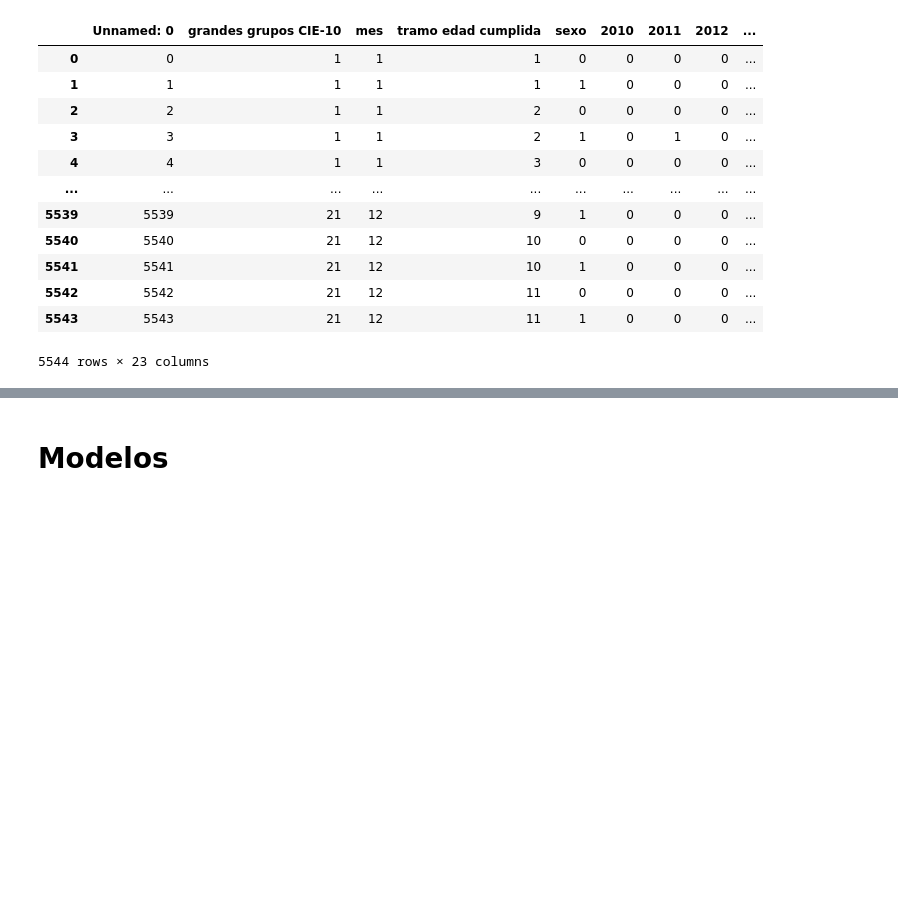
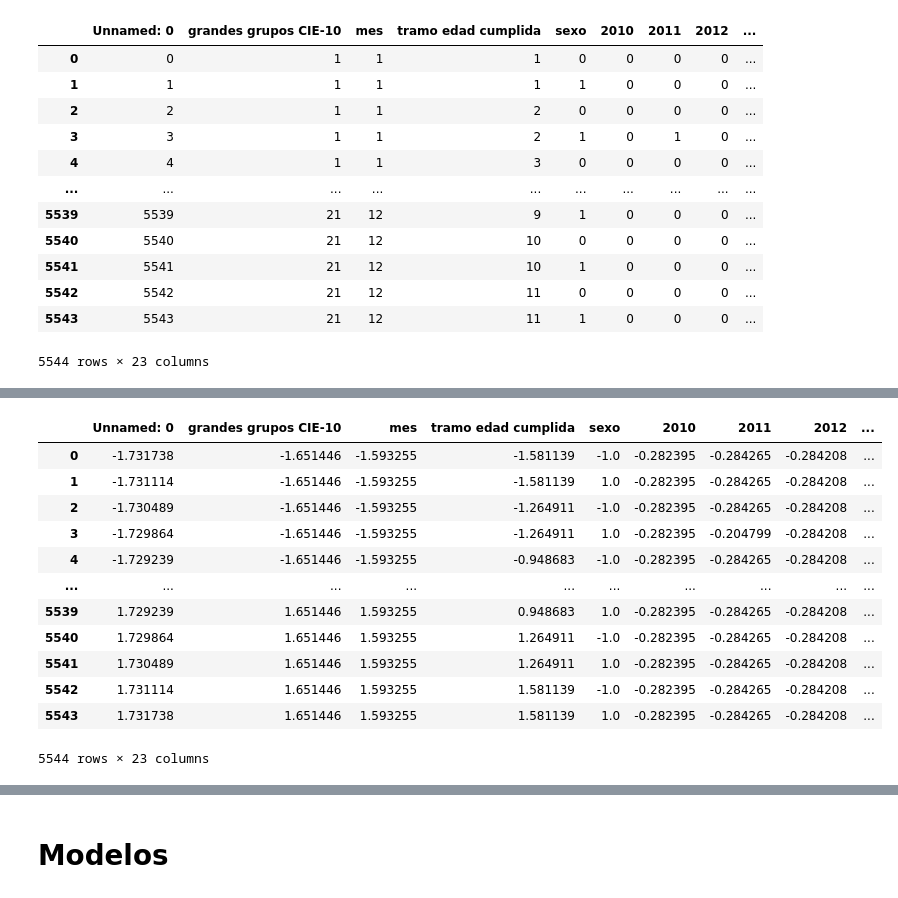
Before and after one commit to PassiNicole/Defunciones_Euskadi_ML, a Jupyter notebook: notebooks/03_entrenamiento_evaluacion.ipynb, the cells around one changed output, grey strips where cells are left out. Saved outputs shown, nothing was run; the diff lists cells and outputs as text; code cells hidden in the pictures; blank space fills up the shorter version.

```diff
--- a/notebooks/03_entrenamiento_evaluacion.ipynb
+++ b/notebooks/03_entrenamiento_evaluacion.ipynb
@@ -47,3 +59,27 @@ Index(['Unnamed: 0', 'grandes grupos CIE-10', 'mes', 'tramo edad cumplida',
+# %%
+from sklearn.preprocessing import StandardScaler
+
+columnas_num = data_defunciones.select_dtypes(include=['int64', 'float64']).columns
+
+scaler = StandardScaler()
+defunciones_scaled = data_defunciones.copy()
+defunciones_scaled[columnas_num] = scaler.fit_transform(data_defunciones[columnas_num])
+
+defunciones_scaled
+# %% [output]
+|  | Unnamed: 0 | grandes grupos CIE-10 | mes | tramo edad cumplida | sexo | 2010 | 2011 | 2012 | ... |
+| 0 | -1.731738 | -1.651446 | -1.593255 | -1.581139 | -1.0 | -0.282395 | -0.284265 | -0.284208 | ... |
+| 1 | -1.731114 | -1.651446 | -1.593255 | -1.581139 | 1.0 | -0.282395 | -0.284265 | -0.284208 | ... |
+| 2 | -1.730489 | -1.651446 | -1.593255 | -1.264911 | -1.0 | -0.282395 | -0.284265 | -0.284208 | ... |
+| 3 | -1.729864 | -1.651446 | -1.593255 | -1.264911 | 1.0 | -0.282395 | -0.204799 | -0.284208 | ... |
+| 4 | -1.729239 | -1.651446 | -1.593255 | -0.948683 | -1.0 | -0.282395 | -0.284265 | -0.284208 | ... |
+| ... | ... | ... | ... | ... | ... | ... | ... | ... | ... |
+| 5539 | 1.729239 | 1.651446 | 1.593255 | 0.948683 | 1.0 | -0.282395 | -0.284265 | -0.284208 | ... |
+| 5540 | 1.729864 | 1.651446 | 1.593255 | 1.264911 | -1.0 | -0.282395 | -0.284265 | -0.284208 | ... |
+| 5541 | 1.730489 | 1.651446 | 1.593255 | 1.264911 | 1.0 | -0.282395 | -0.284265 | -0.284208 | ... |
+| 5542 | 1.731114 | 1.651446 | 1.593255 | 1.581139 | -1.0 | -0.282395 | -0.284265 | -0.284208 | ... |
+| 5543 | 1.731738 | 1.651446 | 1.593255 | 1.581139 | 1.0 | -0.282395 | -0.284265 | -0.284208 | ... |
+5544 rows × 23 columns
 # %%
 #variable independiente (X) y dependiente (y)
 
```
Also changed, not shown: parts of 5 cells of this notebook, 6 other files.
